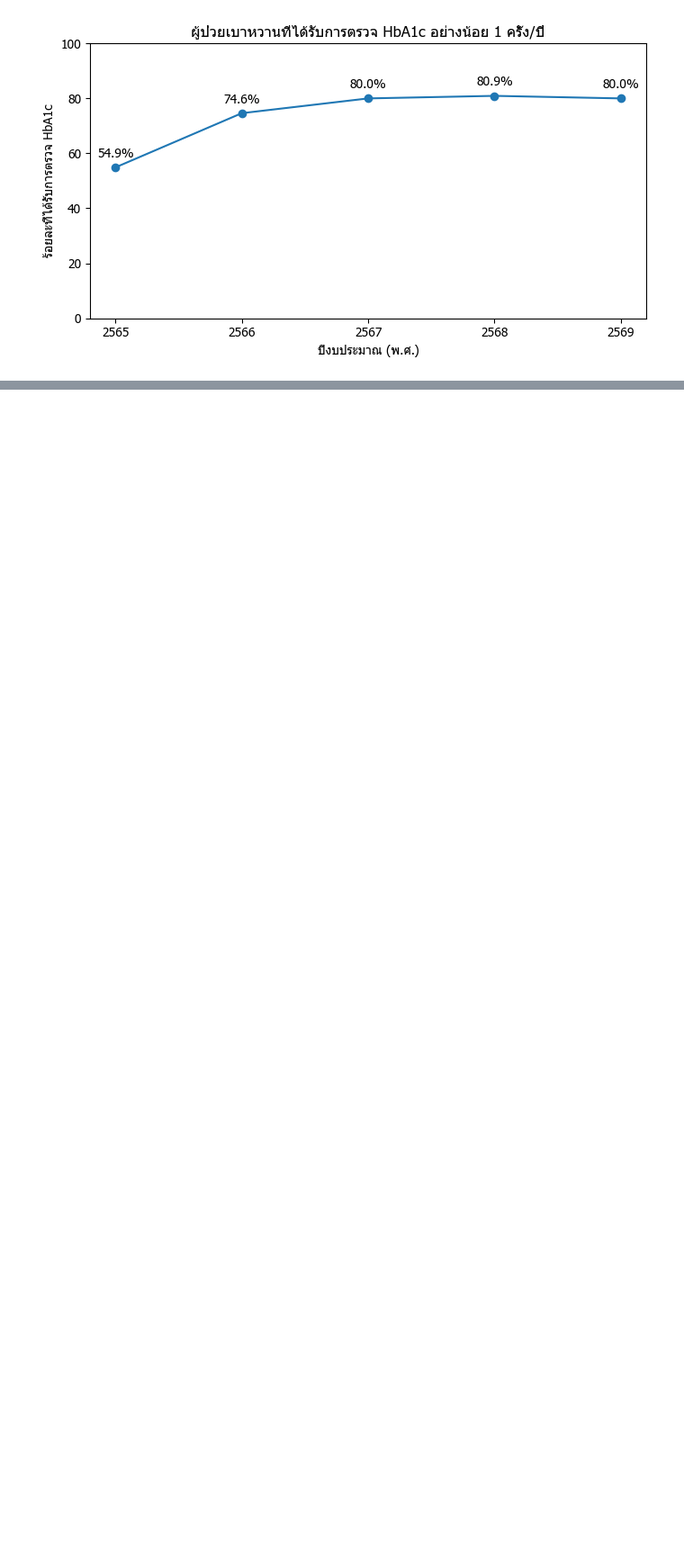
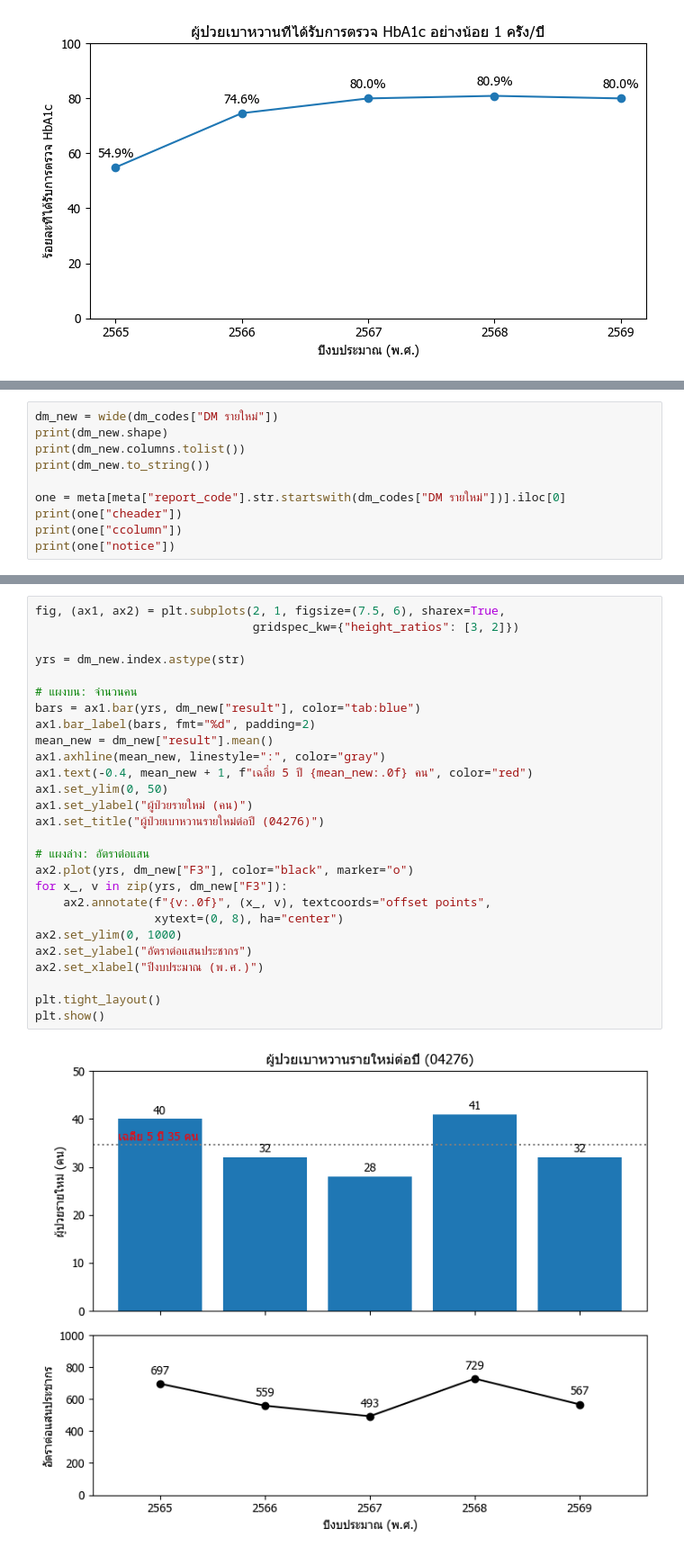
Before and after one commit to Mairuukrub/Commed_Data_Analytics_District8, a Jupyter notebook: Analytics ข้อมูลเขต 8 (ดุ่ยดุ้ย).ipynb, the cells around one changed output, grey strips where cells are left out. Shown at 90% size. Cells and saved outputs as stored; diff of their text form; blank space fills up the shorter version.

```diff
--- a/Analytics ข้อมูลเขต 8 (ดุ่ยดุ้ย).ipynb
+++ b/Analytics ข้อมูลเขต 8 (ดุ่ยดุ้ย).ipynb
@@ -433,0 +481,10 @@ plt.show()
+# %%
+dm_new = wide(dm_codes["DM รายใหม่"])
+print(dm_new.shape)
+print(dm_new.columns.tolist())
+print(dm_new.to_string())
+
+one = meta[meta["report_code"].str.startswith(dm_codes["DM รายใหม่"])].iloc[0]
+print(one["cheader"])
+print(one["ccolumn"])
+print(one["notice"])
@@ -433,0 +509,29 @@ plt.show()
+# %%
+fig, (ax1, ax2) = plt.subplots(2, 1, figsize=(7.5, 6), sharex=True,
+                               gridspec_kw={"height_ratios": [3, 2]})
+
+yrs = dm_new.index.astype(str)
+
+# แผงบน: จำนวนคน
+bars = ax1.bar(yrs, dm_new["result"], color="tab:blue")
+ax1.bar_label(bars, fmt="%d", padding=2)
+mean_new = dm_new["result"].mean()
+ax1.axhline(mean_new, linestyle=":", color="gray")
+ax1.text(-0.4, mean_new + 1, f"เฉลี่ย 5 ปี {mean_new:.0f} คน", color="red")
+ax1.set_ylim(0, 50)
+ax1.set_ylabel("ผู้ป่วยรายใหม่ (คน)")
+ax1.set_title("ผู้ป่วยเบาหวานรายใหม่ต่อปี (04276)")
+
+# แผงล่าง: อัตราต่อแสน
+ax2.plot(yrs, dm_new["F3"], color="black", marker="o")
+for x_, v in zip(yrs, dm_new["F3"]):
+    ax2.annotate(f"{v:.0f}", (x_, v), textcoords="offset points",
+                 xytext=(0, 8), ha="center")
+ax2.set_ylim(0, 1000)
+ax2.set_ylabel("อัตราต่อแสนประชากร")
+ax2.set_xlabel("ปีงบประมาณ (พ.ศ.)")
+
+plt.tight_layout()
+plt.show()
+# %% [output]
+[figure, added]
```
Also changed, not shown: parts of 25 cells of this notebook.
